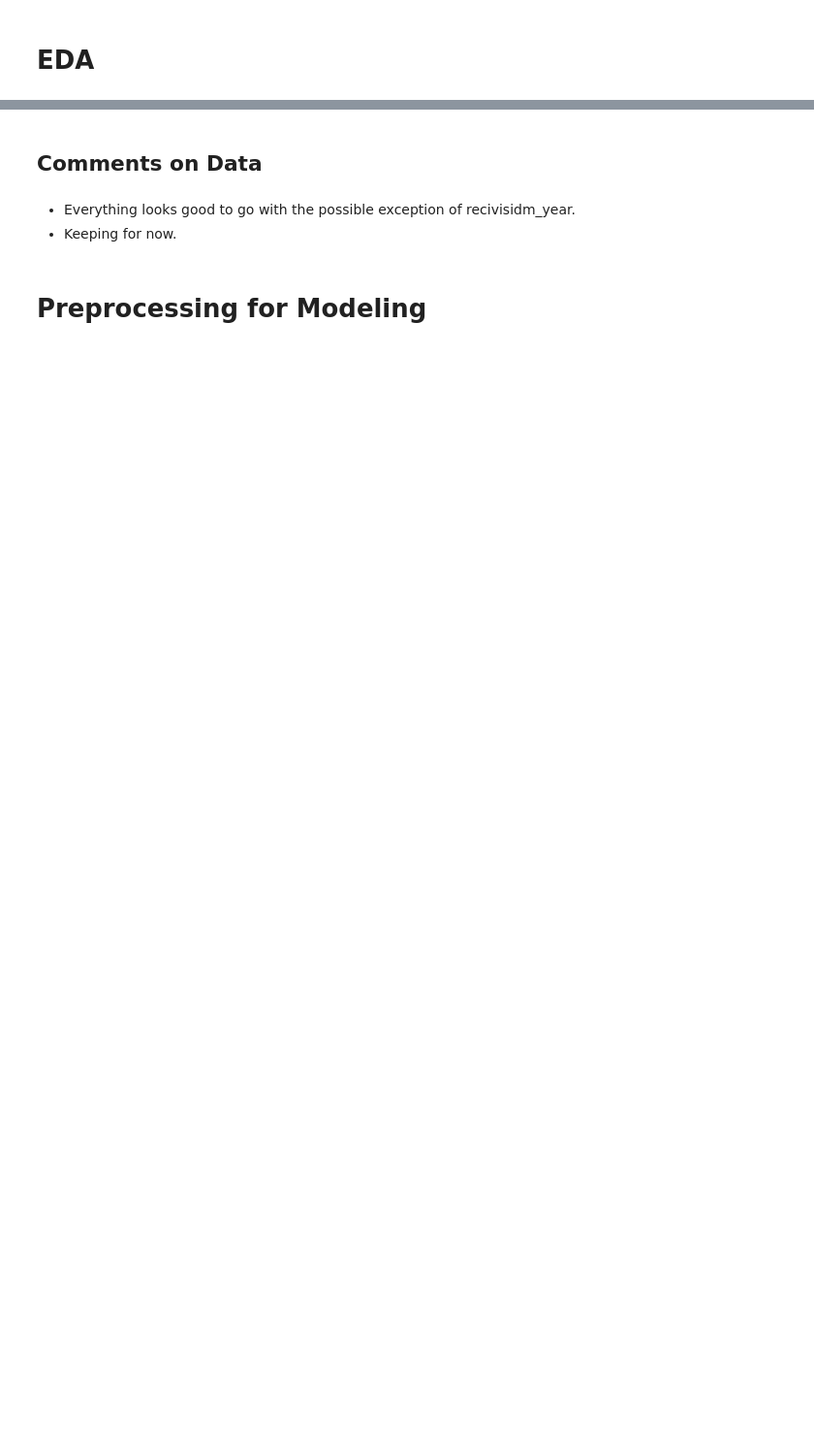
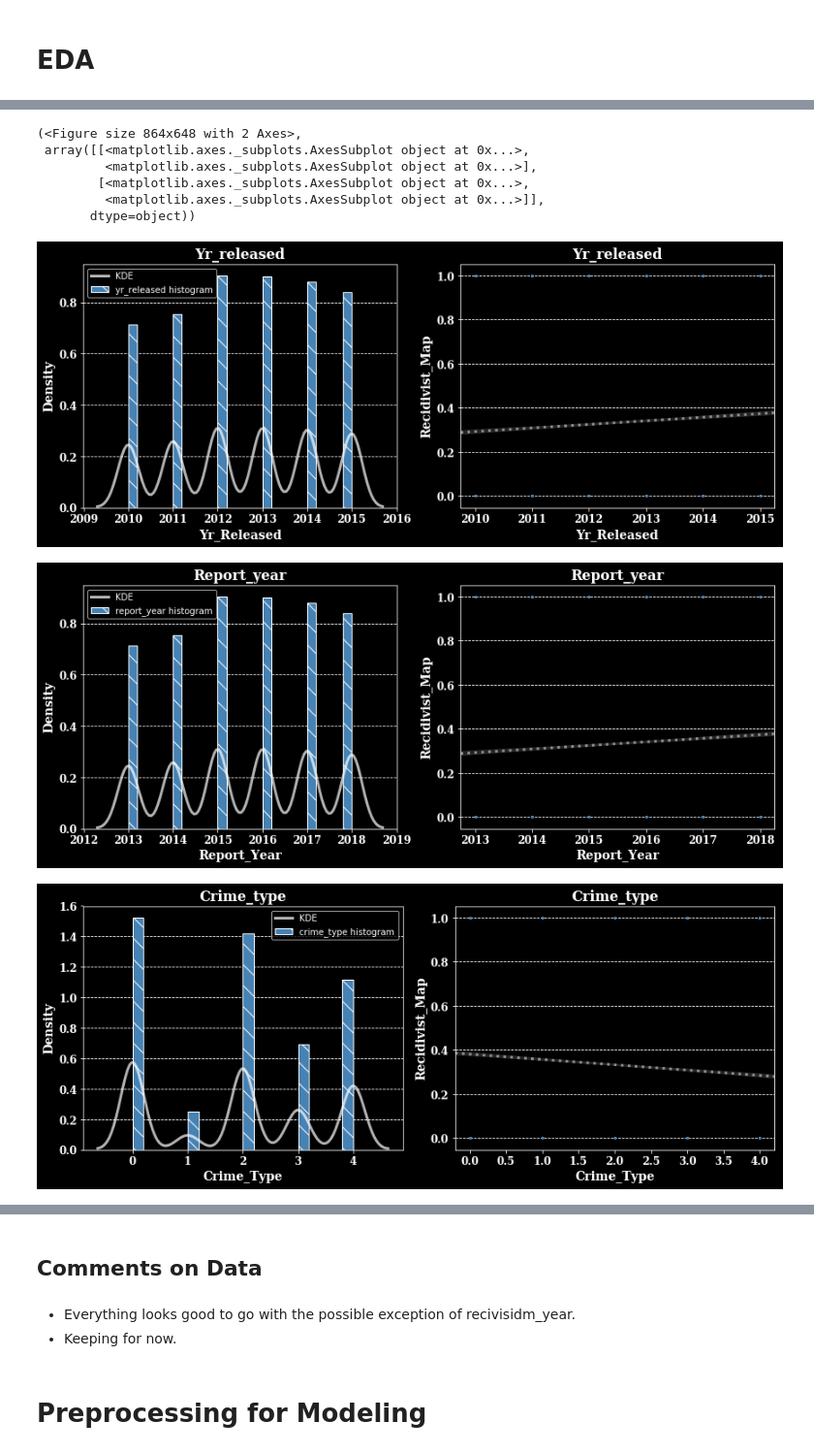
Before and after one commit to jirvingphd/Mod_3_Project_James_-_Mike, a Jupyter notebook: student_James.ipynb, the cells around one changed output, grey strips where cells are left out. Shown at 97% size. Drawn from its saved outputs; the diff is of its cells as text; code cells hidden in the pictures; blank space fills up the shorter version.

```diff
--- a/student_James.ipynb
+++ b/student_James.ipynb
@@ -854,4 +904,4 @@ inspect_df(df)
 # %%
-for col in vars_label_encode:
-    df[col] = df[col].astype('category')
-df.info()
+# for col in df.dtype=='object':
+#     df[col] = df[col].astype('category')
+# df.info()
@@ -857,0 +926,2 @@ df.info()
+# %%
+vars_label_encode = ['race_ethnicity_map', 'crime_class_map', 'crime_type', 'crime_subtype', 'super_dist', 'release_type_map']
@@ -870,3 +963,13 @@ df_code.info()
 # %%
 from bs_ds.bamboo import plot_hist_scat
-plot_hist_scat(df_code,'recidivist')
+plot_hist_scat(df_code,'recidivist_map')
+# %% [output]
+(<Figure size 864x648 with 2 Axes>,
+ array([[<matplotlib.axes._subplots.AxesSubplot object at 0x...>,
+         <matplotlib.axes._subplots.AxesSubplot object at 0x...>],
+        [<matplotlib.axes._subplots.AxesSubplot object at 0x...>,
+         <matplotlib.axes._subplots.AxesSubplot object at 0x...>]],
+       dtype=object))
+[figure, added]
+[figure, added]
+[figure, added]
```
Also changed, not shown: parts of 41 cells of this notebook, 2 other files.
